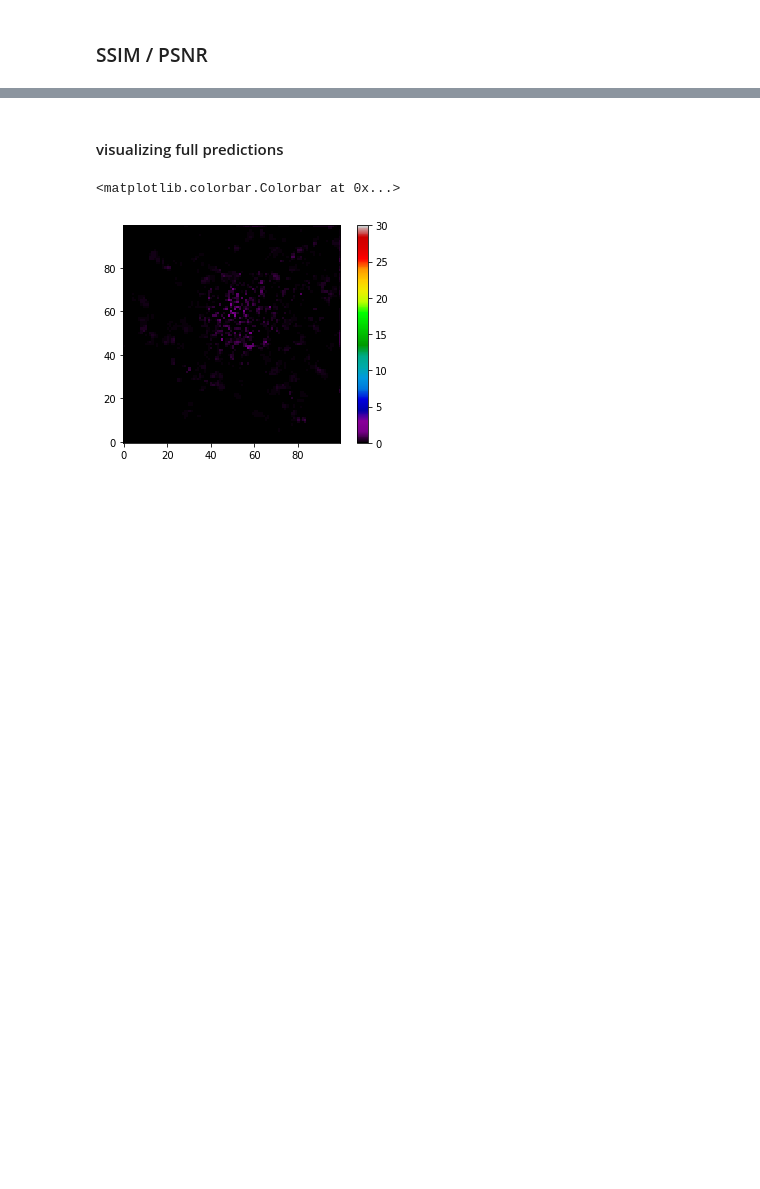
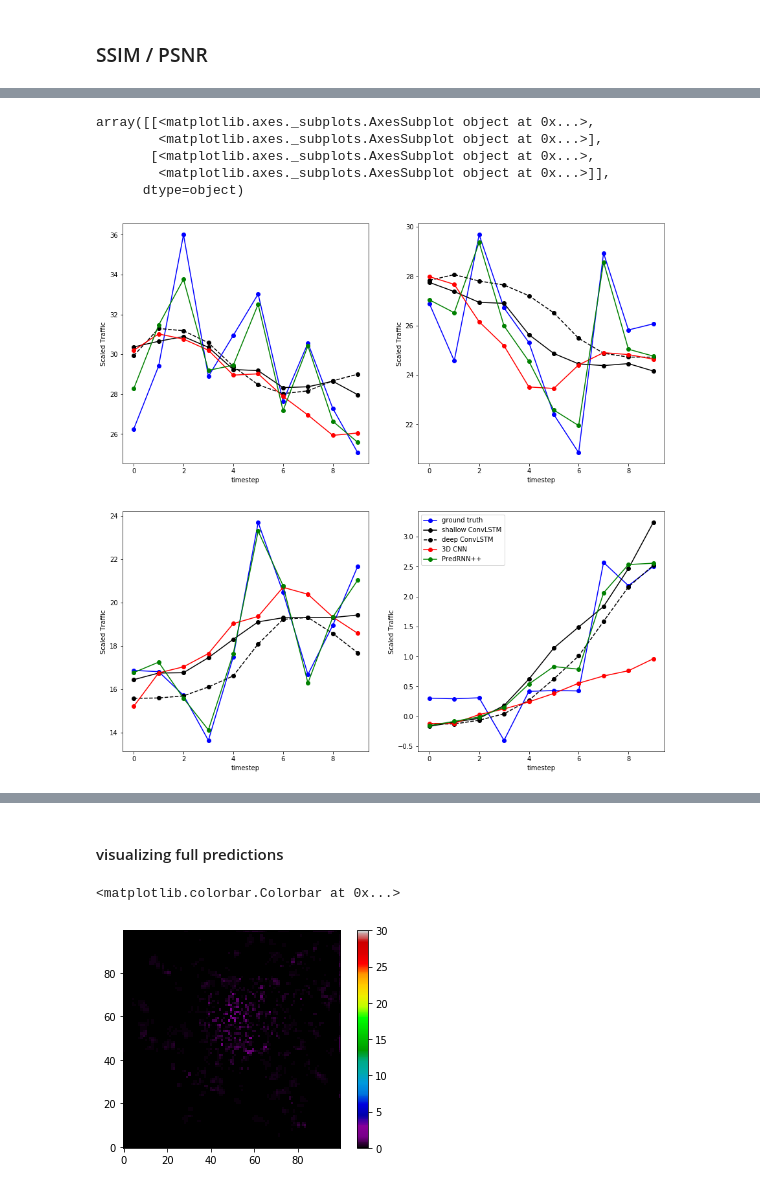
Before and after one commit to nanton96/Mobile-Data-Forecasting-With-Spatio-Temporal-Networks, a Jupyter notebook: notebooks/visualising_predictions.ipynb, the cells around one changed output, grey strips where cells are left out. Drawn from its saved outputs; the diff is of its cells as text; code cells hidden in the pictures; blank space fills up the shorter version.

```diff
--- a/notebooks/visualising_predictions.ipynb
+++ b/notebooks/visualising_predictions.ipynb
@@ -128,0 +189,9 @@ plot_single_prediction_example_on_cell_58_50_with_input(99)
+# %%
+plot_2x2_prediction_examples_on_cell_58_50()
+# %% [output]
+array([[<matplotlib.axes._subplots.AxesSubplot object at 0x...>,
+        <matplotlib.axes._subplots.AxesSubplot object at 0x...>],
+       [<matplotlib.axes._subplots.AxesSubplot object at 0x...>,
+        <matplotlib.axes._subplots.AxesSubplot object at 0x...>]],
+      dtype=object)
+[figure, added]
```
Also changed, not shown: parts of 16 cells of this notebook, 4 other files.
